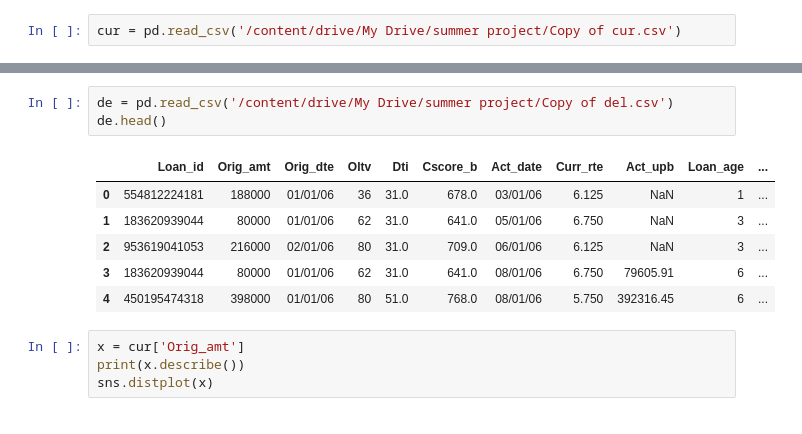
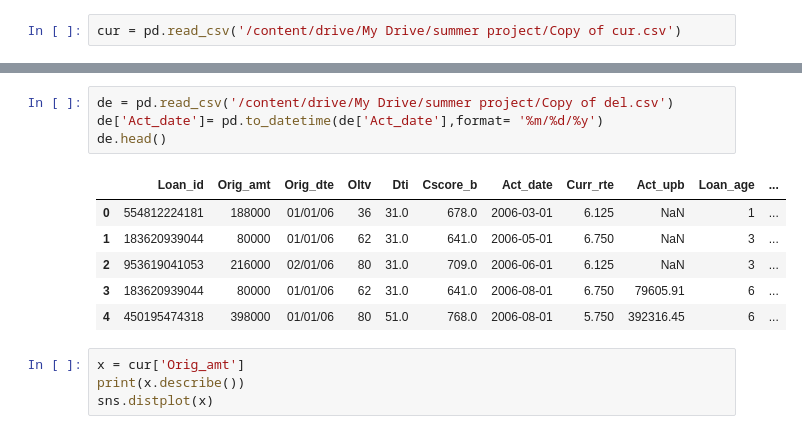
Before and after one commit to ArjavMehta01/Truist-Credit_Risk_SAS, a Jupyter notebook: quarterly.ipynb, the cells around one changed output, grey strips where cells are left out. Drawn from its saved outputs; the diff is of its cells as text.

```diff
--- a/quarterly.ipynb
+++ b/quarterly.ipynb
@@ -74,13 +76,14 @@ cur.head()
 # %%
 de = pd.read_csv('/content/drive/My Drive/summer project/Copy of del.csv')
+de['Act_date']= pd.to_datetime(de['Act_date'],format= '%m/%d/%y')
 de.head()
 # %% [output]
 |  | Loan_id | Orig_amt | Orig_dte | Oltv | Dti | Cscore_b | Act_date | Curr_rte | Act_upb | Loan_age | ... |
-| 0 | 554812224181 | 188000 | 01/01/06 | 36 | 31.0 | 678.0 | 03/01/06 | 6.125 | NaN | 1 | ... |
-| 1 | 183620939044 | 80000 | 01/01/06 | 62 | 31.0 | 641.0 | 05/01/06 | 6.750 | NaN | 3 | ... |
-| 2 | 953619041053 | 216000 | 02/01/06 | 80 | 31.0 | 709.0 | 06/01/06 | 6.125 | NaN | 3 | ... |
-| 3 | 183620939044 | 80000 | 01/01/06 | 62 | 31.0 | 641.0 | 08/01/06 | 6.750 | 79605.91 | 6 | ... |
-| 4 | 450195474318 | 398000 | 01/01/06 | 80 | 51.0 | 768.0 | 08/01/06 | 5.750 | 392316.45 | 6 | ... |
+| 0 | 554812224181 | 188000 | 01/01/06 | 36 | 31.0 | 678.0 | 2006-03-01 | 6.125 | NaN | 1 | ... |
+| 1 | 183620939044 | 80000 | 01/01/06 | 62 | 31.0 | 641.0 | 2006-05-01 | 6.750 | NaN | 3 | ... |
+| 2 | 953619041053 | 216000 | 02/01/06 | 80 | 31.0 | 709.0 | 2006-06-01 | 6.125 | NaN | 3 | ... |
+| 3 | 183620939044 | 80000 | 01/01/06 | 62 | 31.0 | 641.0 | 2006-08-01 | 6.750 | 79605.91 | 6 | ... |
+| 4 | 450195474318 | 398000 | 01/01/06 | 80 | 51.0 | 768.0 | 2006-08-01 | 5.750 | 392316.45 | 6 | ... |
 # %%
 x = cur['Orig_amt']
 print(x.describe())
```
Also changed, not shown: parts of 9 cells of this notebook.
